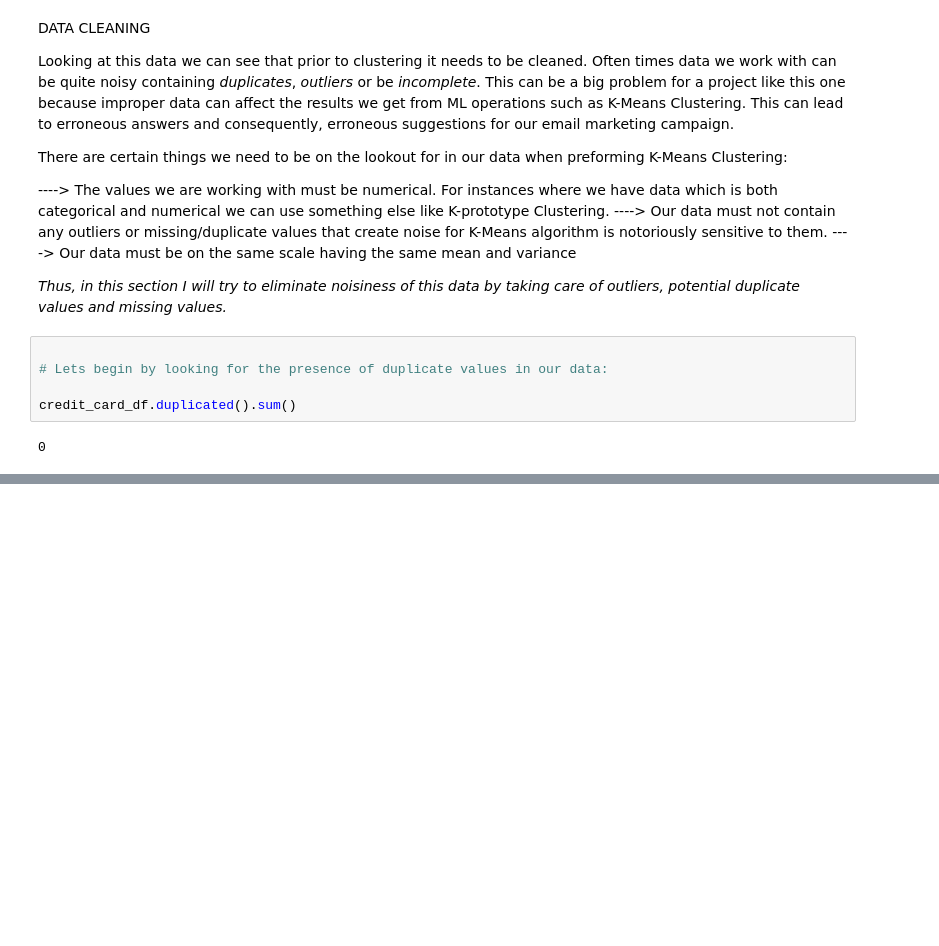
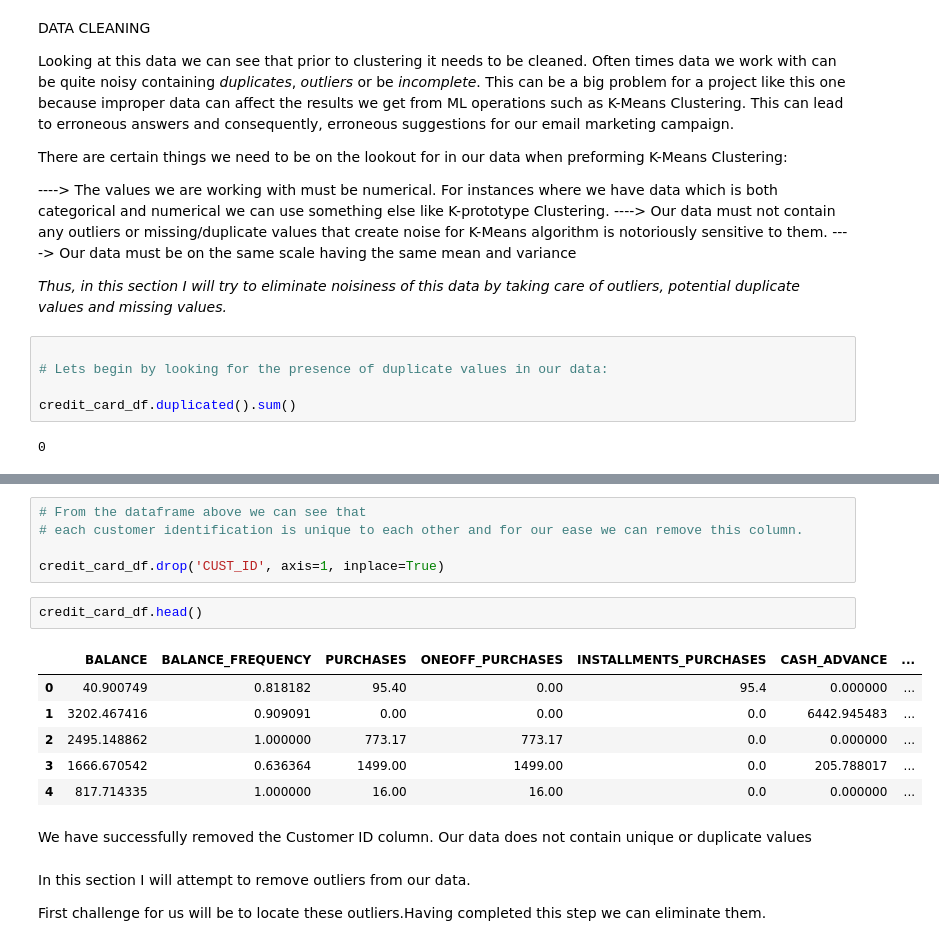
Before and after one commit to Nyandago/Credit-Card-kmeans-Clustering, a Jupyter notebook: kmeans_clustering.ipynb, the cells around one changed output, grey strips where cells are left out. Saved outputs shown, nothing was run; the diff lists cells and outputs as text; blank space fills up the shorter version.

```diff
--- a/kmeans_clustering.ipynb
+++ b/kmeans_clustering.ipynb
@@ -90,3 +90,23 @@ credit_card_df.describe(include="all")
 | 50% | NaN | 873.385231 | 1.000000 | 361.280000 | 38.000000 | 89.000000 | 0.000000 | ... |
 | 75% | NaN | 2054.140036 | 1.000000 | 1110.130000 | 577.405000 | 468.637500 | 1113.821139 | ... |
 | max | NaN | 19043.138560 | 1.000000 | 49039.570000 | 40761.250000 | 22500.000000 | 47137.211760 | ... |
+# %%
+# From the dataframe above we can see that
+# each customer identification is unique to each other and for our ease we can remove this column.
+
+credit_card_df.drop('CUST_ID', axis=1, inplace=True)
+# %%
+credit_card_df.head()
+# %% [output]
+|  | BALANCE | BALANCE_FREQUENCY | PURCHASES | ONEOFF_PURCHASES | INSTALLMENTS_PURCHASES | CASH_ADVANCE | ... |
+| 0 | 40.900749 | 0.818182 | 95.40 | 0.00 | 95.4 | 0.000000 | ... |
+| 1 | 3202.467416 | 0.909091 | 0.00 | 0.00 | 0.0 | 6442.945483 | ... |
+| 2 | 2495.148862 | 1.000000 | 773.17 | 773.17 | 0.0 | 0.000000 | ... |
+| 3 | 1666.670542 | 0.636364 | 1499.00 | 1499.00 | 0.0 | 205.788017 | ... |
+| 4 | 817.714335 | 1.000000 | 16.00 | 16.00 | 0.0 | 0.000000 | ... |
+# %% [markdown]
+We have successfully removed the Customer ID column. Our data does not contain unique or duplicate values
+# %% [markdown]
+In this section I will attempt to remove outliers from our data.
+
+First challenge for us will be to locate these outliers.Having completed this step we can eliminate them.
```
Also changed, not shown: parts of 2 cells of this notebook.
